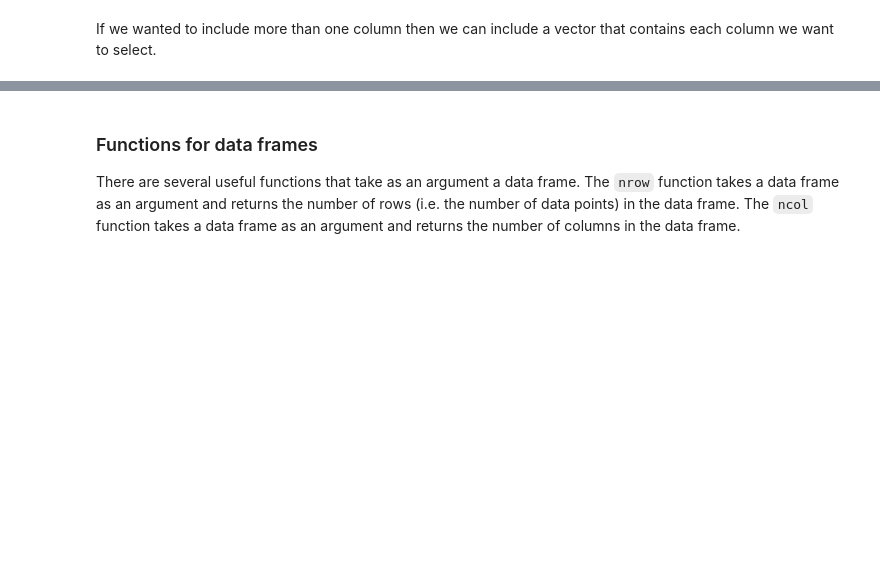
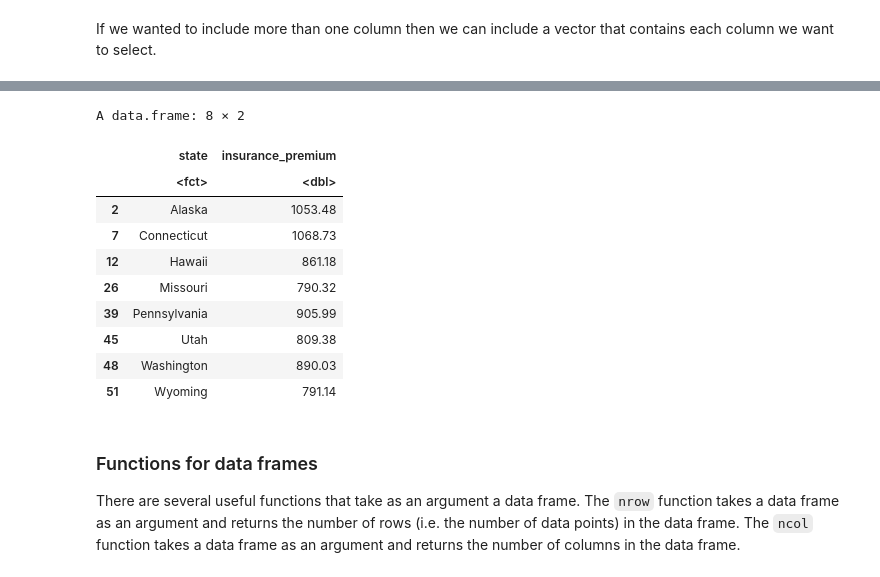
Before and after one commit to computationalUncertaintyLab/2022S_PHDS1, a Jupyter notebook: Lab05/Lab05.ipynb, the cells around one changed output, grey strips where cells are left out. Drawn from its saved outputs; the diff is of its cells as text; code cells hidden in the pictures; blank space fills up the shorter version.

```diff
--- a/Lab05/Lab05.ipynb
+++ b/Lab05/Lab05.ipynb
@@ -142,3 +154,17 @@ A data.frame: 8 × 2
+# %%
+d[ d$speeding > 40, c("state","insurance_premium") ]
+# %% [output]
+A data.frame: 8 × 2
+|  | state | insurance_premium |
+|  | <fct> | <dbl> |
+| 2 | Alaska | 1053.48 |
+| 7 | Connecticut | 1068.73 |
+| 12 | Hawaii | 861.18 |
+| 26 | Missouri | 790.32 |
+| 39 | Pennsylvania | 905.99 |
+| 45 | Utah | 809.38 |
+| 48 | Washington | 890.03 |
+| 51 | Wyoming | 791.14 |
 # %% [markdown]
 ### Functions for data frames
 
```
Also changed, not shown: parts of 21 cells of this notebook.
